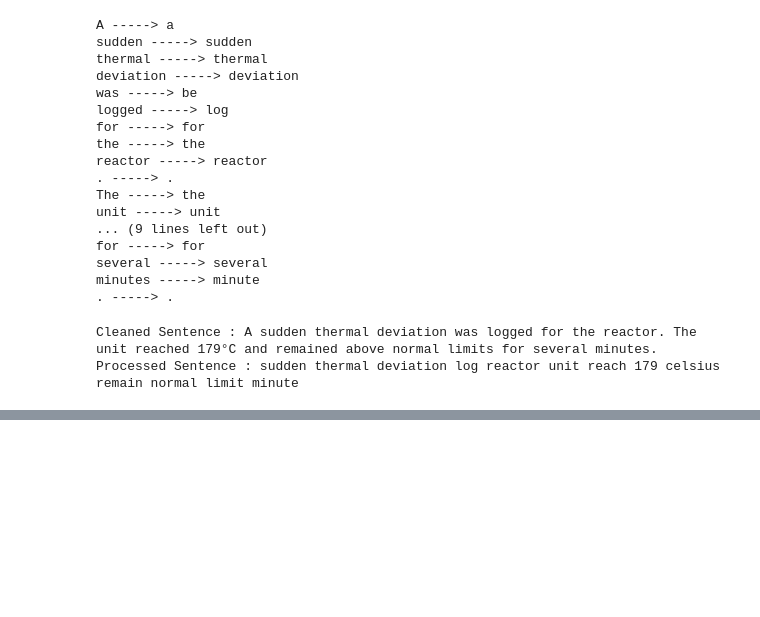
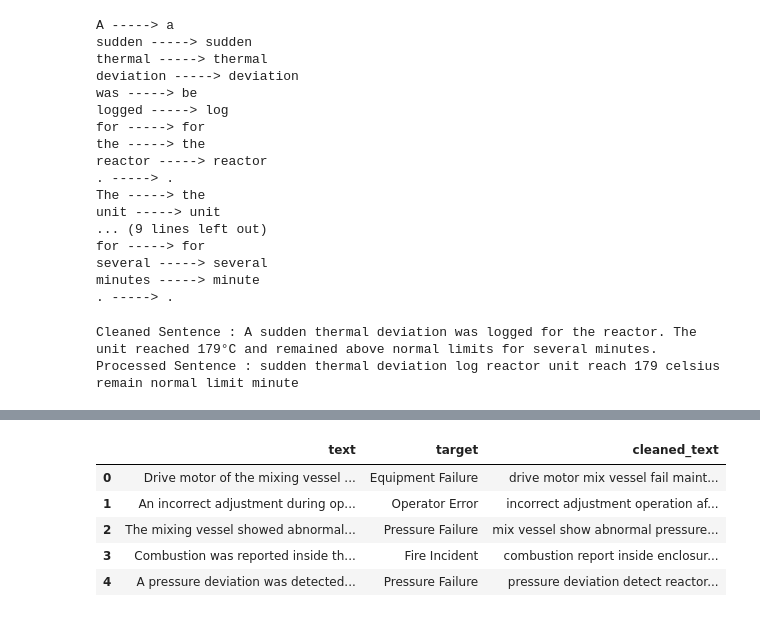
Before and after one commit to Deeja-ish/chemical_safety_analyser_nlp_project, a Jupyter notebook: notebooks/chemical_analyser_nlp.ipynb, the cells around one changed output, grey strips where cells are left out. Drawn from its saved outputs; the diff is of its cells as text; code cells hidden in the pictures; blank space fills up the shorter version.

```diff
--- a/notebooks/chemical_analyser_nlp.ipynb
+++ b/notebooks/chemical_analyser_nlp.ipynb
@@ -549,3 +549,13 @@ raw_analysis_data.sample(20)
 # train the data now
 from sklearn.model_selection import train_test_split
 from sklearn.feature_extraction.text import TfidfVectorizer
+# %%
+# create feature and target values
+raw_analysis_data.head()
+# %% [output]
+|  | text | target | cleaned_text |
+| 0 | Drive motor of the mixing vessel ... | Equipment Failure | drive motor mix vessel fail maint... |
+| 1 | An incorrect adjustment during op... | Operator Error | incorrect adjustment operation af... |
+| 2 | The mixing vessel showed abnormal... | Pressure Failure | mix vessel show abnormal pressure... |
+| 3 | Combustion was reported inside th... | Fire Incident | combustion report inside enclosur... |
+| 4 | A pressure deviation was detected... | Pressure Failure | pressure deviation detect reactor... |
```
Also changed, not shown: parts of 12 cells of this notebook, 5 other files.
